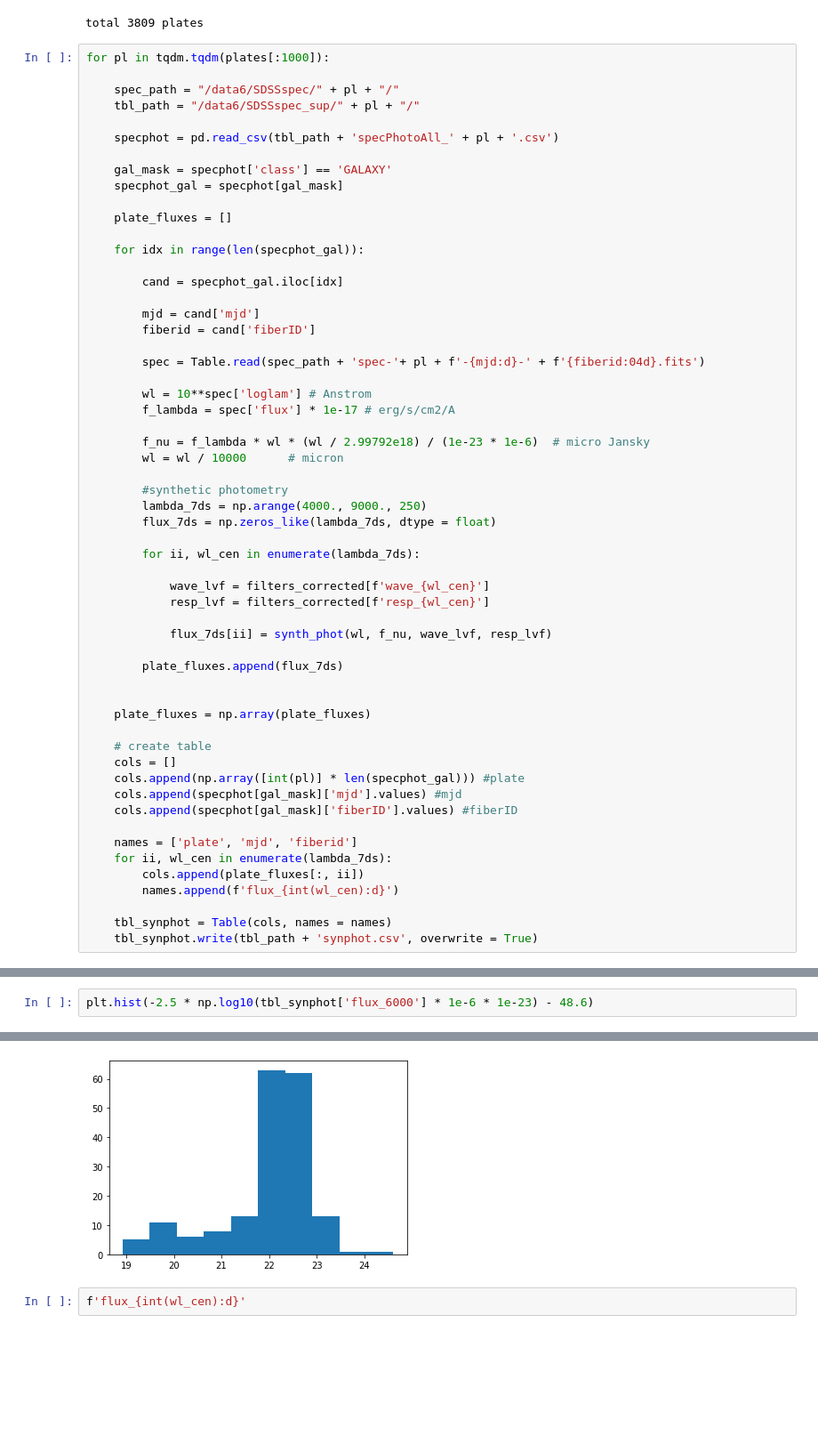
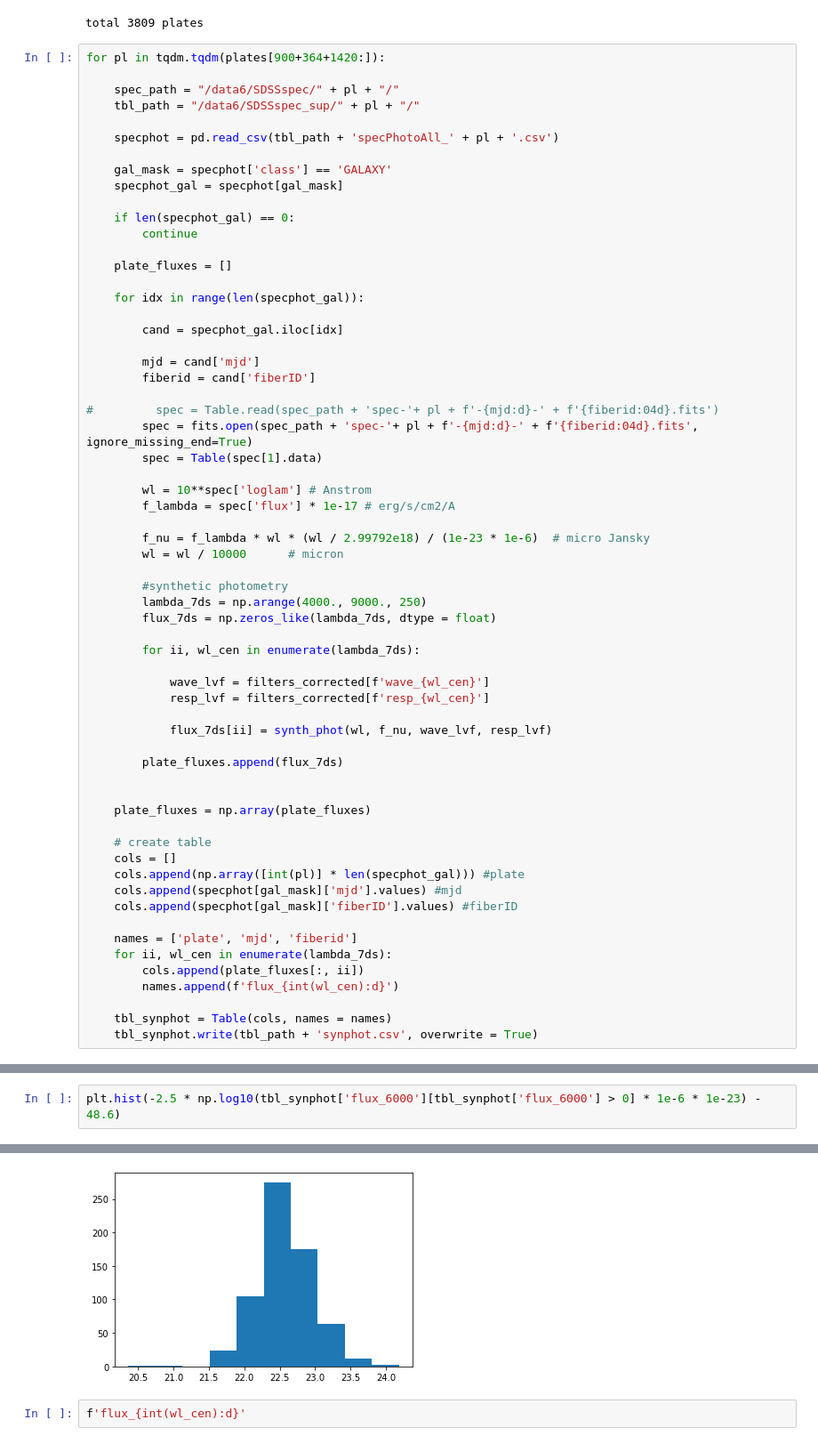
Before and after one commit to eunheeko/7DS-Forecast, a Jupyter notebook: synthetic_photometry.ipynb, the cells around one changed output, grey strips where cells are left out. Shown: that part at 89% size. Saved outputs shown, nothing was run; the diff lists cells and outputs as text; blank space fills up the shorter version.

```diff
--- a/synthetic_photometry.ipynb
+++ b/synthetic_photometry.ipynb
@@ -202,7 +206,7 @@ print(f'total {len(plates)} plates')
 # %% [output]
 total 3809 plates
 # %%
-for pl in tqdm.tqdm(plates[:1000]):
+for pl in tqdm.tqdm(plates[900+364+1420:]):
 
     spec_path = "/data6/SDSSspec/" + pl + "/"
     tbl_path = "/data6/SDSSspec_sup/" + pl + "/"
@@ -211,6 +215,9 @@ for pl in tqdm.tqdm(plates[:1000]):
 
     gal_mask = specphot['class'] == 'GALAXY'
     specphot_gal = specphot[gal_mask]
+
+    if len(specphot_gal) == 0:
+        continue
 
     plate_fluxes = []
 
@@ -221,7 +228,9 @@ for pl in tqdm.tqdm(plates[:1000]):
         mjd = cand['mjd']
         fiberid = cand['fiberID']
 
-        spec = Table.read(spec_path + 'spec-'+ pl + f'-{mjd:d}-' + f'{fiberid:04d}.fits')
+#         spec = Table.read(spec_path + 'spec-'+ pl + f'-{mjd:d}-' + f'{fiberid:04d}.fits')
+        spec = fits.open(spec_path + 'spec-'+ pl + f'-{mjd:d}-' + f'{fiberid:04d}.fits', ignore_missing_end=True)
+        spec = Table(spec[1].data)
 
         wl = 10**spec['loglam'] # Anstrom
         f_lambda = spec['flux'] * 1e-17 # erg/s/cm2/A
@@ -261,3 +292,3 @@ for pl in tqdm.tqdm(plates[:1000]):
 # %%
-plt.hist(-2.5 * np.log10(tbl_synphot['flux_6000'] * 1e-6 * 1e-23) - 48.6)
+plt.hist(-2.5 * np.log10(tbl_synphot['flux_6000'][tbl_synphot['flux_6000'] > 0] * 1e-6 * 1e-23) - 48.6)
 # %% [output]
@@ -268,5 +299,5 @@ plt.hist(-2.5 * np.log10(tbl_synphot['flux_6000'] * 1e-6 * 1e-23) - 48.6)
  <a list of 10 Patch objects>)
-[figure, old version]
+[figure, new version]
 # %%
 f'flux_{int(wl_cen):d}'
 # %% [output]
```
Also changed, not shown: parts of 3 cells of this notebook.
